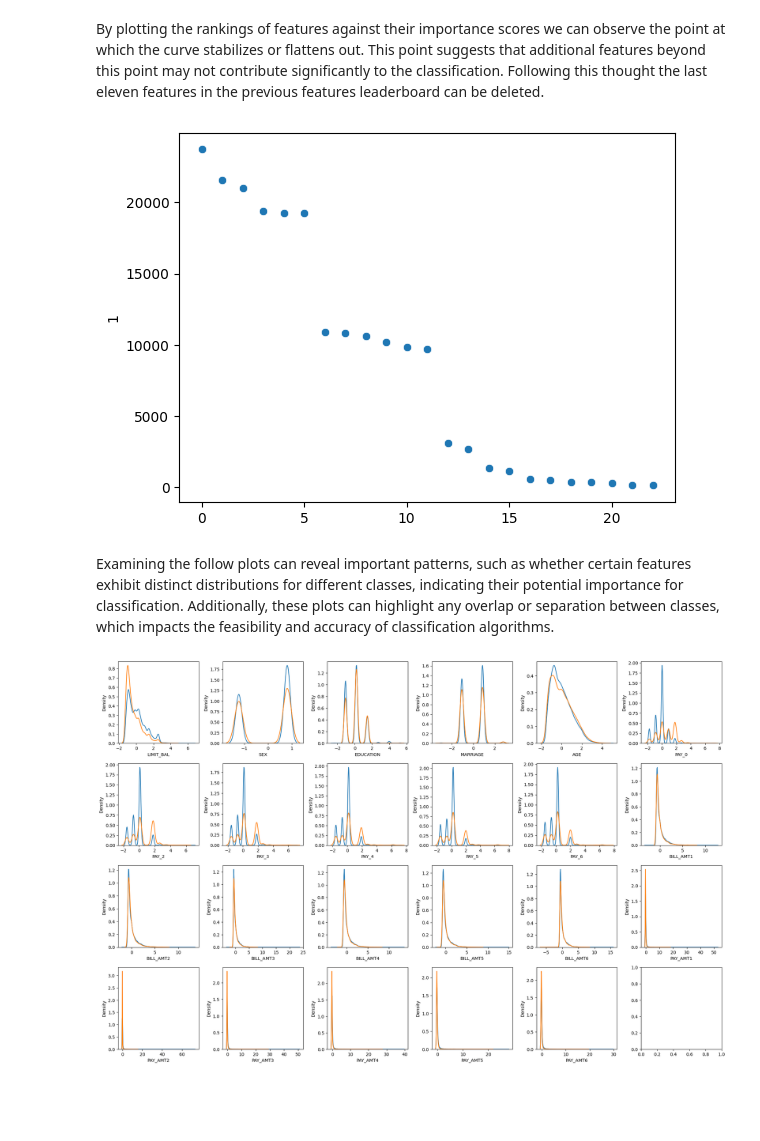
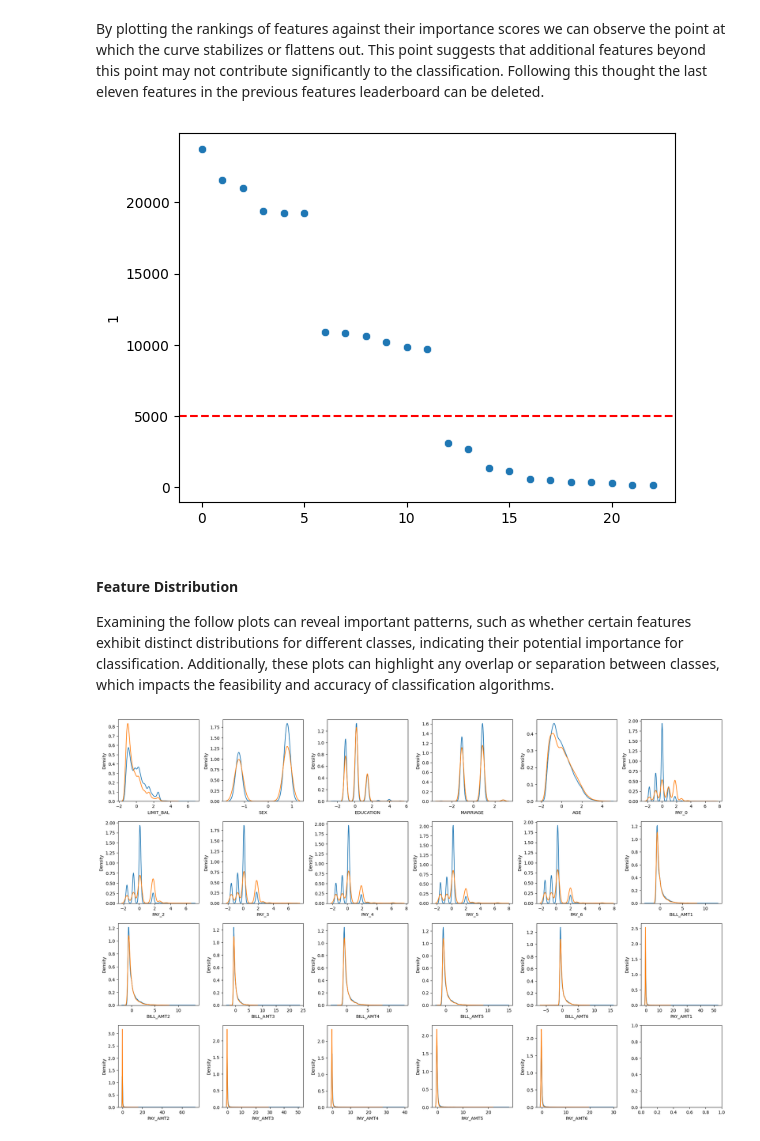
Before and after one commit to JoaoESmoreira/RP-Project, a Jupyter notebook: src/Report.ipynb, the cells around one changed output. Cells and saved outputs as stored; diff of their text form; code cells hidden in the pictures; blank space fills up the shorter version.

```diff
--- a/src/Report.ipynb
+++ b/src/Report.ipynb
@@ -203,11 +238,13 @@ Following this thought the last eleven features in the previous features leaderb
 # %%
 rank = pd.DataFrame(rank)
 plt.figure()
 sb.scatterplot(rank[1])
+plt.axhline(y = 5000, color='r', linestyle='--')
 plt.show()
 # %% [output]
-[figure, old version]
+[figure, new version]
 # %% [markdown]
+#### Feature Distribution
 Examining the follow plots can reveal important patterns, such as whether certain features exhibit distinct distributions for different classes, indicating their potential importance for classification. Additionally, these plots can highlight any overlap or separation between classes, which impacts the feasibility and accuracy of classification algorithms.
 # %%
 fig, axes = plt.subplots(4, 6, figsize=(20, 13))
```
Also changed, not shown: parts of 44 cells of this notebook.
